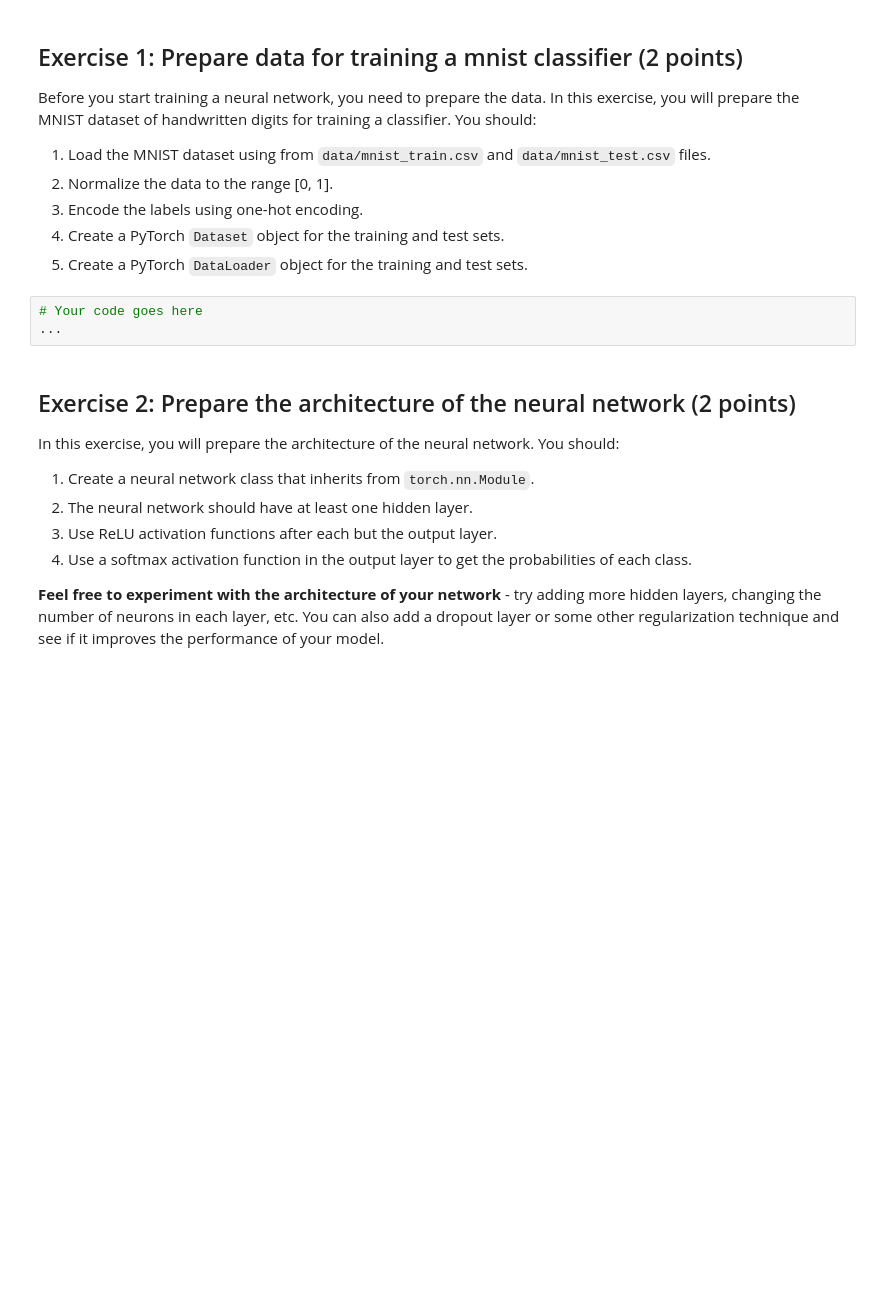
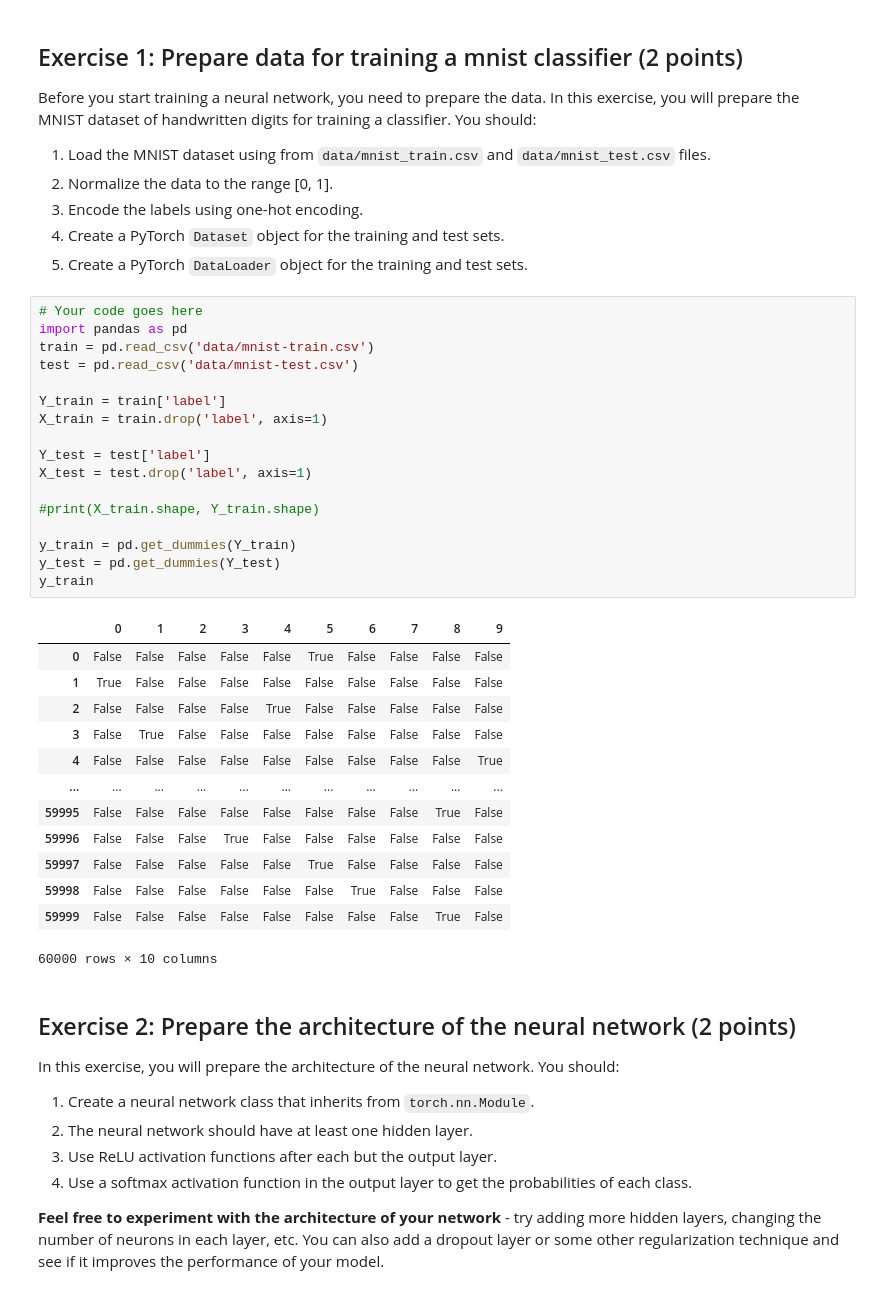
Before and after one commit to Tiopirfur/pum-24, a Jupyter notebook: lab6.ipynb, the cells around one changed output. Saved outputs shown, nothing was run; the diff lists cells and outputs as text; blank space fills up the shorter version.

```diff
--- a/lab6.ipynb
+++ b/lab6.ipynb
@@ -52,7 +52,35 @@ Before you start training a neural network, you need to prepare the data. In thi
 5. Create a PyTorch `DataLoader` object for the training and test sets.
 # %%
 # Your code goes here
-...
+import pandas as pd
+train = pd.read_csv('data/mnist-train.csv')
+test = pd.read_csv('data/mnist-test.csv')
+
+Y_train = train['label']
+X_train = train.drop('label', axis=1)
+
+Y_test = test['label']
+X_test = test.drop('label', axis=1)
+
+#print(X_train.shape, Y_train.shape)
+
+y_train = pd.get_dummies(Y_train)
+y_test = pd.get_dummies(Y_test)
+y_train
+# %% [output]
+|  | 0 | 1 | 2 | 3 | 4 | 5 | 6 | 7 | 8 | 9 |
+| 0 | False | False | False | False | False | True | False | False | False | False |
+| 1 | True | False | False | False | False | False | False | False | False | False |
+| 2 | False | False | False | False | True | False | False | False | False | False |
+| 3 | False | True | False | False | False | False | False | False | False | False |
+| 4 | False | False | False | False | False | False | False | False | False | True |
+| ... | ... | ... | ... | ... | ... | ... | ... | ... | ... | ... |
+| 59995 | False | False | False | False | False | False | False | False | True | False |
+| 59996 | False | False | False | True | False | False | False | False | False | False |
+| 59997 | False | False | False | False | False | True | False | False | False | False |
+| 59998 | False | False | False | False | False | False | True | False | False | False |
+| 59999 | False | False | False | False | False | False | False | False | True | False |
+60000 rows × 10 columns
 # %% [markdown]
 ## Exercise 2: Prepare the architecture of the neural network (2 points)
 
```
Also changed, not shown: parts of 4 cells of this notebook, 9 other files.
